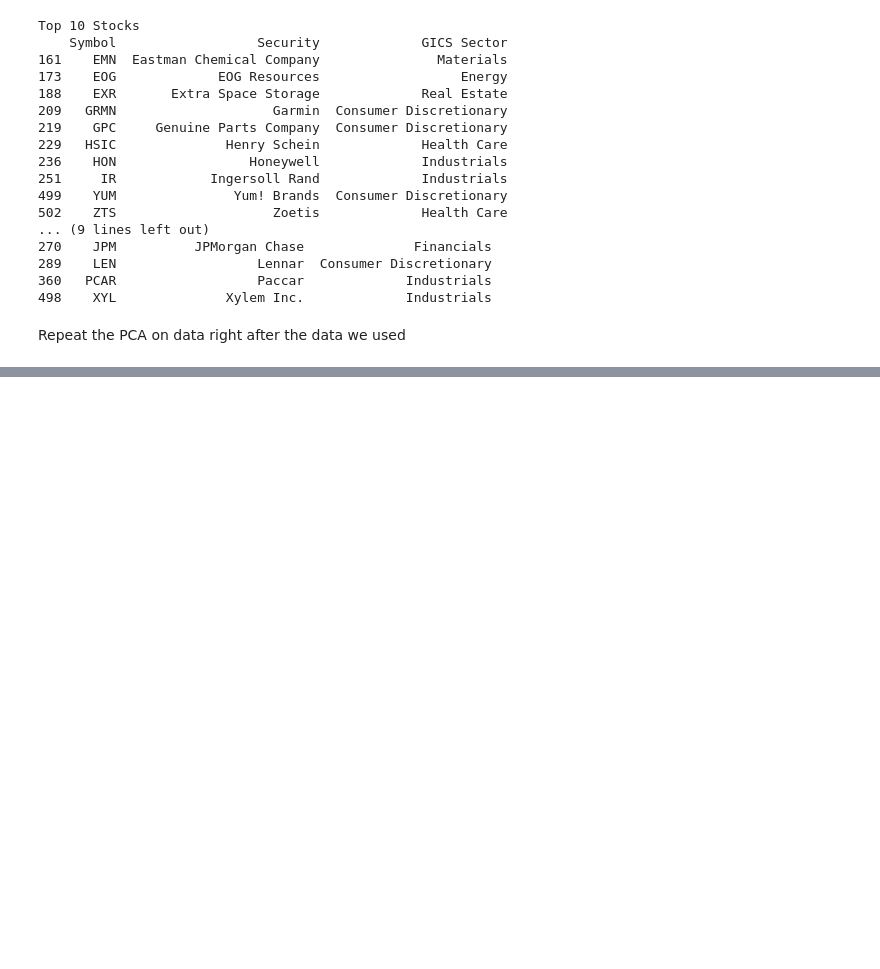
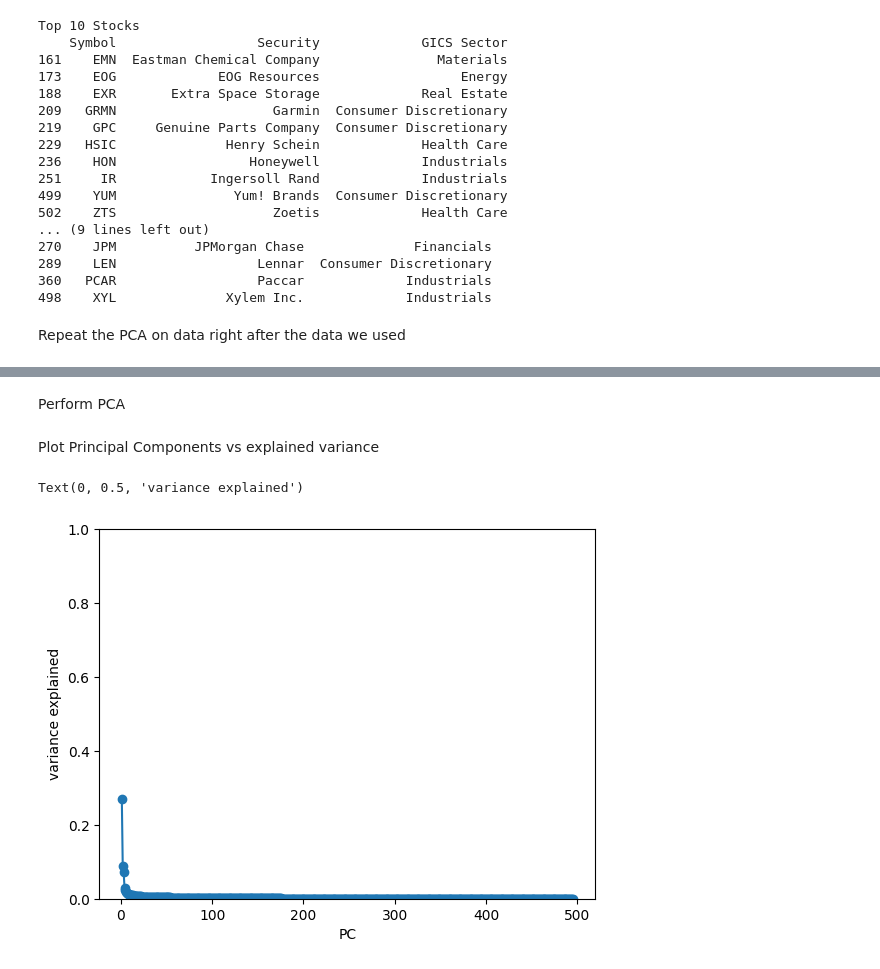
Before and after one commit to andygarcia830/msdspt2025b_dmw_lab2_lt5, a Jupyter notebook: Lab2A-LT5.ipynb, the cells around one changed output, grey strips where cells are left out. Drawn from its saved outputs; the diff is of its cells as text; code cells hidden in the pictures; blank space fills up the shorter version.

Commit message:
Improvements on correlation checking

```diff
--- a/Lab2A-LT5.ipynb
+++ b/Lab2A-LT5.ipynb
@@ -368,0 +384,7 @@ Repeat the PCA on data right after the data we used
+# %%
+
+R = df_spx.pct_change().fillna(0)
+# R.head()
+# %%
+Y = ((R - R.mean(axis=0))/R.std(axis=0)).fillna(0)
+Y.head()
@@ -368,0 +401,8 @@ Repeat the PCA on data right after the data we used
+# %%
+filename_corr2 = 'correlation_matrix2.csv'
+try:
+    p = pd.read_csv(filename_corr2, index_col=0)
+except FileNotFoundError:
+    p = consrtuct_correlation_matrix(Y, filename_corr2)
+p.dropna(inplace=True)
+p.head()
@@ -368,0 +417,14 @@ Repeat the PCA on data right after the data we used
+# %% [markdown]
+Perform PCA
+# %%
+X_rotated, w_prime, variance_explained, l = pca(p)
+# %% [markdown]
+Plot Principal Components vs explained variance
+# %%
+plt.plot(range(1, len(variance_explained)+1), variance_explained, 'o-')
+plt.ylim(0,1)
+plt.xlabel('PC')
+plt.ylabel('variance explained')
+# %% [output]
+Text(0, 0.5, 'variance explained')
+[figure, added]
```
Also changed, not shown: parts of 30 cells of this notebook.
